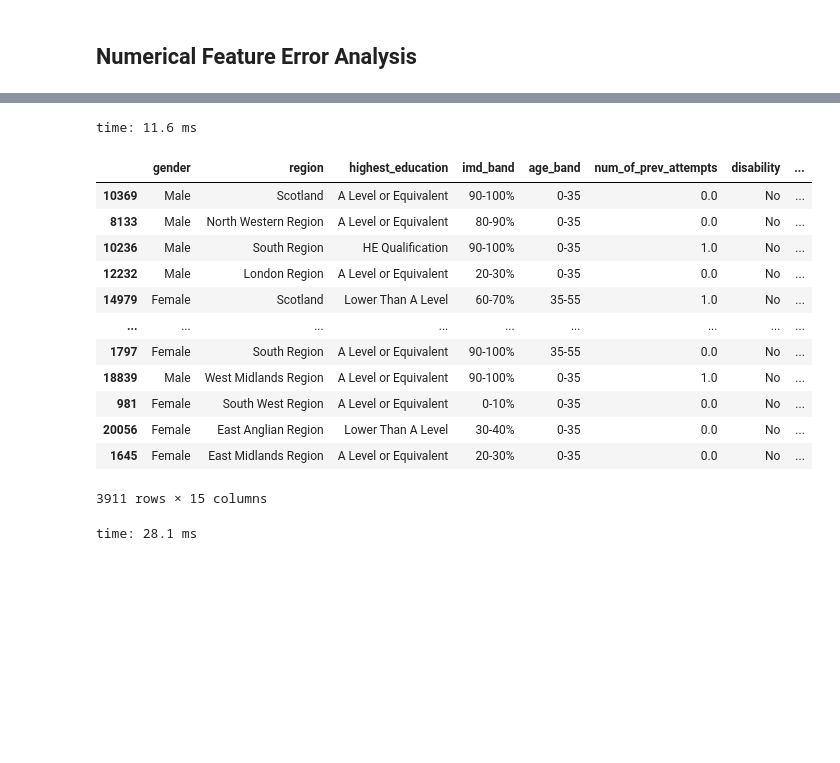
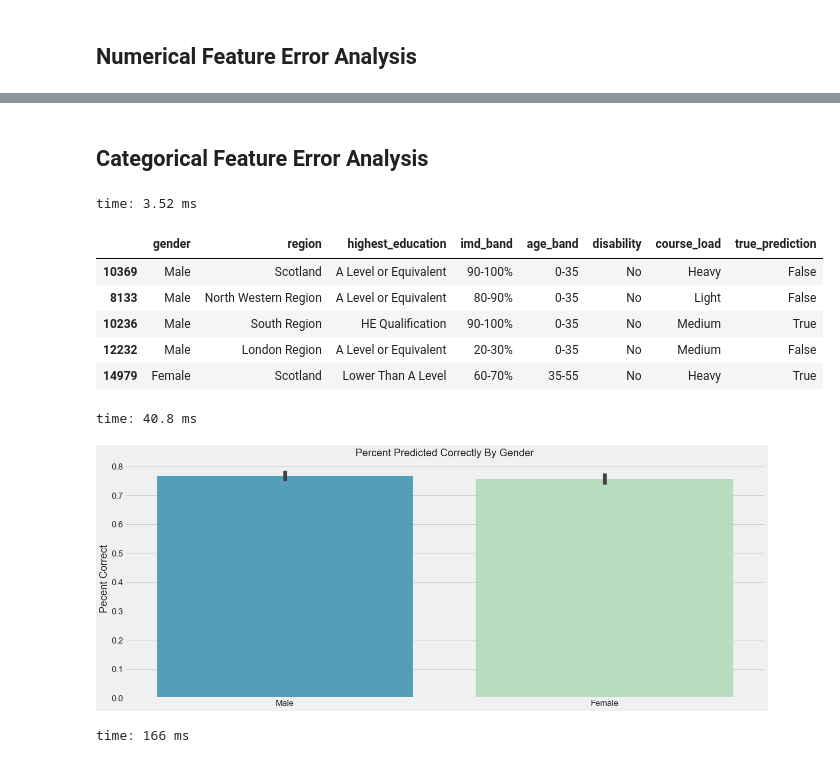
Before and after one commit to jeffreyhwatson/online_outcomes, a Jupyter notebook: notebooks/exploratory/error_analysis.ipynb, the cells around one changed output, grey strips where cells are left out. Cells and saved outputs as stored; diff of their text form; code cells hidden in the pictures; blank space fills up the shorter version.

Commit message:
error_rate(), categorical_errors()

```diff
--- a/notebooks/exploratory/error_analysis.ipynb
+++ b/notebooks/exploratory/error_analysis.ipynb
@@ -233,23 +276,29 @@ time: 1.61 s
-# %%
-num_cols = ['num_of_prev_attempts','weighted_ave','mean_score',
-            'median_score','sum_activity', 'result', 'prediction', 'label']
-cat_errors = errors[~errors.isin(num_cols)]
-# %% [output]
-time: 11.6 ms
+# %% [markdown]
+## Categorical Feature Error Analysis
+# %%
+# dropping numerical features
+drops = ['num_of_prev_attempts','weighted_ave', 'mean_score',
+            'median_score', 'sum_activity']
+cat_errors = errors.drop(columns=drops)
+# creating true predictions column
+cat_errors['true_prediction'] = np.where(errors['prediction'] == errors['result'], True, False)
+# dropping extraneous columns
+cat_errors = cat_errors.drop(columns = ['result', 'prediction', 'label'])
+# %% [output]
+time: 3.52 ms
 # %%
-cat_errors
+# checking work
+cat_errors.head()
 # %% [output]
-|  | gender | region | highest_education | imd_band | age_band | num_of_prev_attempts | disability | ... |
-| 10369 | Male | Scotland | A Level or Equivalent | 90-100% | 0-35 | 0.0 | No | ... |
-| 8133 | Male | North Western Region | A Level or Equivalent | 80-90% | 0-35 | 0.0 | No | ... |
-| 10236 | Male | South Region | HE Qualification | 90-100% | 0-35 | 1.0 | No | ... |
-| 12232 | Male | London Region | A Level or Equivalent | 20-30% | 0-35 | 0.0 | No | ... |
-| 14979 | Female | Scotland | Lower Than A Level | 60-70% | 35-55 | 1.0 | No | ... |
-| ... | ... | ... | ... | ... | ... | ... | ... | ... |
-| 1797 | Female | South Region | A Level or Equivalent | 90-100% | 35-55 | 0.0 | No | ... |
-| 18839 | Male | West Midlands Region | A Level or Equivalent | 90-100% | 0-35 | 1.0 | No | ... |
-| 981 | Female | South West Region | A Level or Equivalent | 0-10% | 0-35 | 0.0 | No | ... |
-| 20056 | Female | East Anglian Region | Lower Than A Level | 30-40% | 0-35 | 0.0 | No | ... |
-| 1645 | Female | East Midlands Region | A Level or Equivalent | 20-30% | 0-35 | 0.0 | No | ... |
+|  | gender | region | highest_education | imd_band | age_band | disability | course_load | true_prediction |
+| 10369 | Male | Scotland | A Level or Equivalent | 90-100% | 0-35 | No | Heavy | False |
+| 8133 | Male | North Western Region | A Level or Equivalent | 80-90% | 0-35 | No | Light | False |
+| 10236 | Male | South Region | HE Qualification | 90-100% | 0-35 | No | Medium | True |
+| 12232 | Male | London Region | A Level or Equivalent | 20-30% | 0-35 | No | Medium | False |
+| 14979 | Female | Scotland | Lower Than A Level | 60-70% | 35-55 | No | Heavy | True |
-3911 rows × 15 columns
+time: 40.8 ms
-time: 28.1 ms
+# %%
+v.categorical_errors(cat_errors, 'gender')
+# %% [output]
+[figure, added]
+time: 166 ms
```
Also changed, not shown: parts of 31 cells of this notebook, 1 other file.
